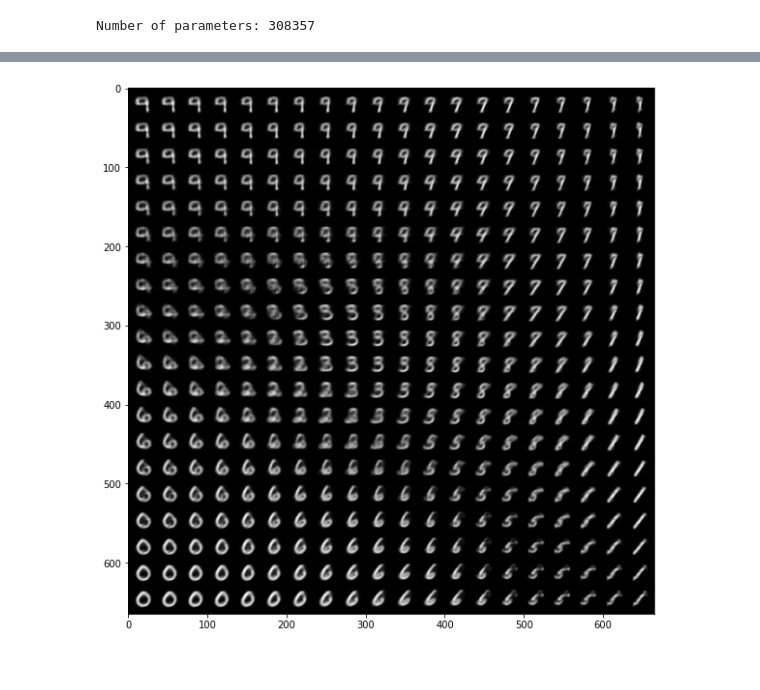
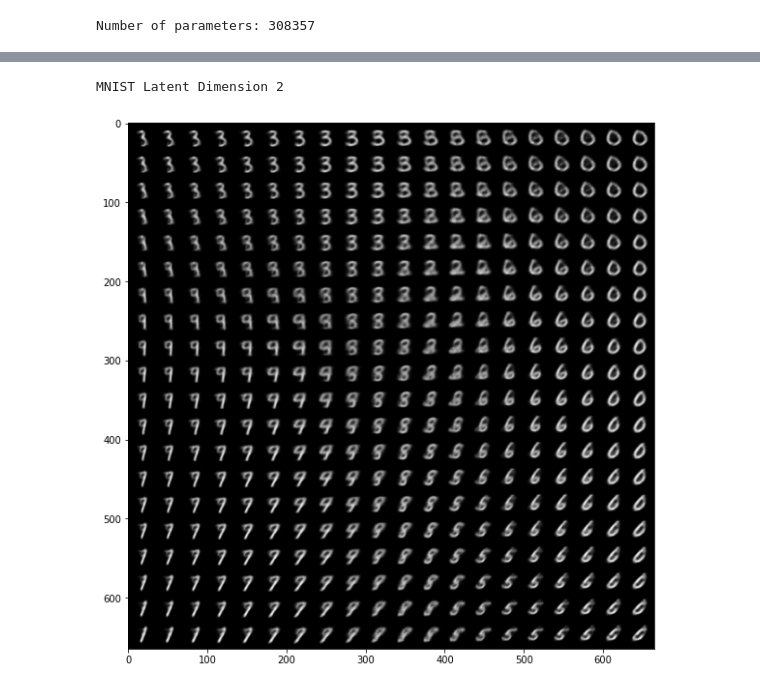
Before and after one commit to Fritingo/hw, a Jupyter notebook: gan/VAE.ipynb, the cells around one changed output, grey strips where cells are left out. Saved outputs shown, nothing was run; the diff lists cells and outputs as text; code cells hidden in the pictures.

```diff
--- a/gan/VAE.ipynb
+++ b/gan/VAE.ipynb
@@ -29,29 +29,33 @@ test_dataset = MNIST(root='./MNIST', download=True, train=False, transform=img_t
 test_dataloader = DataLoader(test_dataset, batch_size=batch_size, shuffle=True)
 # %%
 class Encoder(nn.Module):
-    def __init__(self):
+    def __init__(self,latent_dim : int):
         super(Encoder, self).__init__()
         c = capacity
         self.conv1 = nn.Conv2d(in_channels=1, out_channels=c, kernel_size=4, stride=2, padding=1) # out: c x 14 x 14
         self.conv2 = nn.Conv2d(in_channels=c, out_channels=c*2, kernel_size=4, stride=2, padding=1) # out: c x 7 x 7
         self.fc_mu = nn.Linear(in_features=c*2*7*7, out_features=latent_dims)
         self.fc_logvar = nn.Linear(in_features=c*2*7*7, out_features=latent_dims)
+        self.dp = nn.Dropout(p=0.2)
 
     def forward(self, x):
         x = F.relu(self.conv1(x))
+        x = self.dp(x)
         x = F.relu(self.conv2(x))
+        x = self.dp(x)
         x = x.view(x.size(0), -1) # flatten batch of multi-channel feature maps to a batch of feature vectors
         x_mu = self.fc_mu(x)
         x_logvar = self.fc_logvar(x)
         return x_mu, x_logvar
 
 class Decoder(nn.Module):
-    def __init__(self):
+    def __init__(self,latent_dim : int):
         super(Decoder, self).__init__()
         c = capacity
         self.fc = nn.Linear(in_features=latent_dims, out_features=c*2*7*7)
         self.conv2 = nn.ConvTranspose2d(in_channels=c*2, out_channels=c, kernel_size=4, stride=2, padding=1)
         self.conv1 = nn.ConvTranspose2d(in_channels=c, out_channels=1, kernel_size=4, stride=2, padding=1)
+
 
     def forward(self, x):
         x = self.fc(x)
@@ -61,10 +65,10 @@ class Decoder(nn.Module):
         return x
 
 class VariationalAutoencoder(nn.Module):
-    def __init__(self):
+    def __init__(self,latent_dim : int):
         super(VariationalAutoencoder, self).__init__()
-        self.encoder = Encoder()
-        self.decoder = Decoder()
+        self.encoder = Encoder(latent_dim)
+        self.decoder = Decoder(latent_dim)
 
     def forward(self, x):
         latent_mu, latent_logvar = self.encoder(x)
@@ -90,7 +94,7 @@ def vae_loss(recon_x, x, mu, logvar):
     return recon_loss + variational_beta * kldivergence
 
 
-vae = VariationalAutoencoder()
+vae = VariationalAutoencoder(2)
 
 device = torch.device("cuda:0" if use_gpu and torch.cuda.is_available() else "cpu")
 vae = vae.to(device)
@@ -225,30 +233,28 @@ VAE test_images:
 # %%
-# load a network that was trained with a 2d latent space
-if latent_dims != 2:
-    print('Please change the parameters to two latent dimensions.')
 
 with torch.no_grad():
 
     # create a sample grid in 2d latent space
     latent_x = np.linspace(-1.5,1.5,20)
     latent_y = np.linspace(-1.5,1.5,20)
     latents = torch.FloatTensor(len(latent_y), len(latent_x), 2)
     for i, lx in enumerate(latent_x):
         for j, ly in enumerate(latent_y):
             latents[j, i, 0] = lx
             latents[j, i, 1] = ly
     latents = latents.view(-1, 2) # flatten grid into a batch
 
     # reconstruct images from the latent vectors
     latents = latents.to(device)
     image_recon = vae.decoder(latents)
     image_recon = image_recon.cpu()
-
+    print('MNIST Latent Dimension 2')
     fig, ax = plt.subplots(figsize=(10, 10))
     show_image(torchvision.utils.make_grid(image_recon.data[:400],20,5))
     plt.show()
 # %% [output]
+MNIST Latent Dimension 2
-[figure, old version]
+[figure, new version]
 # %%
 
 # display a 2D plot of the digit classes in the latent space
```
Also changed, not shown: parts of 12 cells of this notebook, 8 other files.
